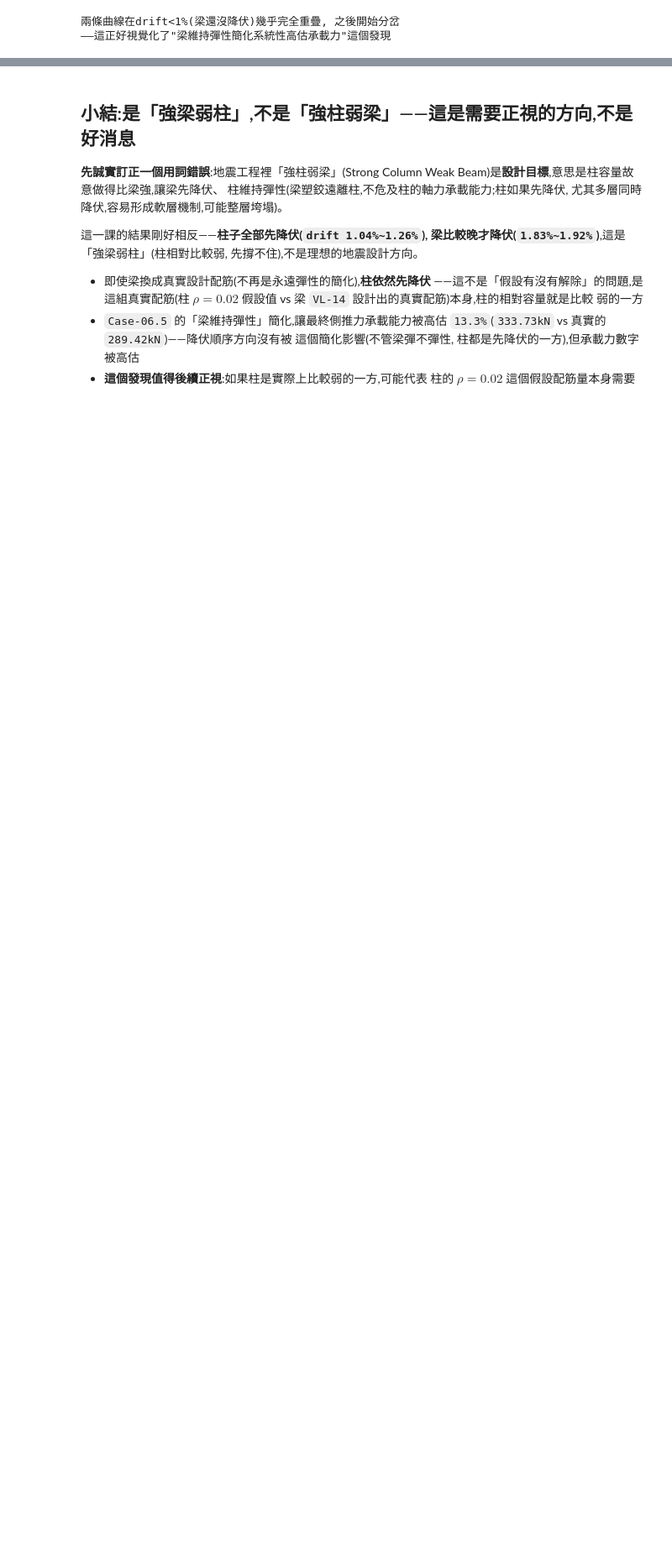
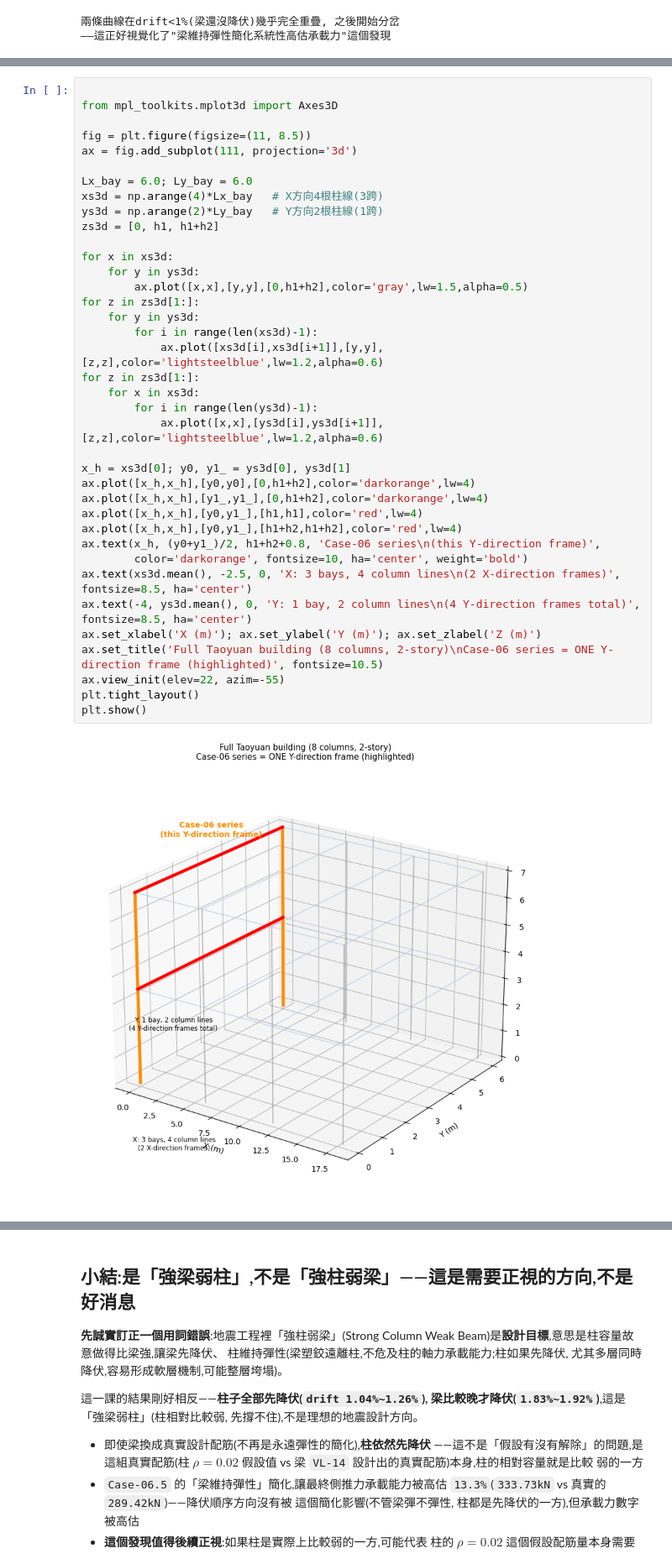
Before and after one commit to zhixiu0223/taiwan-seismic-code-calc, a Jupyter notebook: notebooks/case06_6_real_reinforced_frame.ipynb, the cells around one changed output, grey strips where cells are left out. Shown at 84% size. Drawn from its saved outputs; the diff is of its cells as text; blank space fills up the shorter version.

```diff
--- a/notebooks/case06_6_real_reinforced_frame.ipynb
+++ b/notebooks/case06_6_real_reinforced_frame.ipynb
@@ -393,0 +403,40 @@ Case-06.5完整曲線重現: 最終V=333.73kN(對照原記錄333.73kN)
+# %%
+
+from mpl_toolkits.mplot3d import Axes3D
+
+fig = plt.figure(figsize=(11, 8.5))
+ax = fig.add_subplot(111, projection='3d')
+
+Lx_bay = 6.0; Ly_bay = 6.0
+xs3d = np.arange(4)*Lx_bay   # X方向4根柱線(3跨)
+ys3d = np.arange(2)*Ly_bay   # Y方向2根柱線(1跨)
+zs3d = [0, h1, h1+h2]
+
+for x in xs3d:
+    for y in ys3d:
+        ax.plot([x,x],[y,y],[0,h1+h2],color='gray',lw=1.5,alpha=0.5)
+for z in zs3d[1:]:
+    for y in ys3d:
+        for i in range(len(xs3d)-1):
+            ax.plot([xs3d[i],xs3d[i+1]],[y,y],[z,z],color='lightsteelblue',lw=1.2,alpha=0.6)
+for z in zs3d[1:]:
+    for x in xs3d:
+        for i in range(len(ys3d)-1):
+            ax.plot([x,x],[ys3d[i],ys3d[i+1]],[z,z],color='lightsteelblue',lw=1.2,alpha=0.6)
+
+x_h = xs3d[0]; y0, y1_ = ys3d[0], ys3d[1]
+ax.plot([x_h,x_h],[y0,y0],[0,h1+h2],color='darkorange',lw=4)
+ax.plot([x_h,x_h],[y1_,y1_],[0,h1+h2],color='darkorange',lw=4)
+ax.plot([x_h,x_h],[y0,y1_],[h1,h1],color='red',lw=4)
+ax.plot([x_h,x_h],[y0,y1_],[h1+h2,h1+h2],color='red',lw=4)
+ax.text(x_h, (y0+y1_)/2, h1+h2+0.8, 'Case-06 series\n(this Y-direction frame)',
+        color='darkorange', fontsize=10, ha='center', weight='bold')
+ax.text(xs3d.mean(), -2.5, 0, 'X: 3 bays, 4 column lines\n(2 X-direction frames)', fontsize=8.5, ha='center')
+ax.text(-4, ys3d.mean(), 0, 'Y: 1 bay, 2 column lines\n(4 Y-direction frames total)', fontsize=8.5, ha='center')
+ax.set_xlabel('X (m)'); ax.set_ylabel('Y (m)'); ax.set_zlabel('Z (m)')
+ax.set_title('Full Taoyuan building (8 columns, 2-story)\nCase-06 series = ONE Y-direction frame (highlighted)', fontsize=10.5)
+ax.view_init(elev=22, azim=-55)
+plt.tight_layout()
+plt.show()
+# %% [output]
+[figure, added]
```
Also changed, not shown: parts of 3 cells of this notebook.
